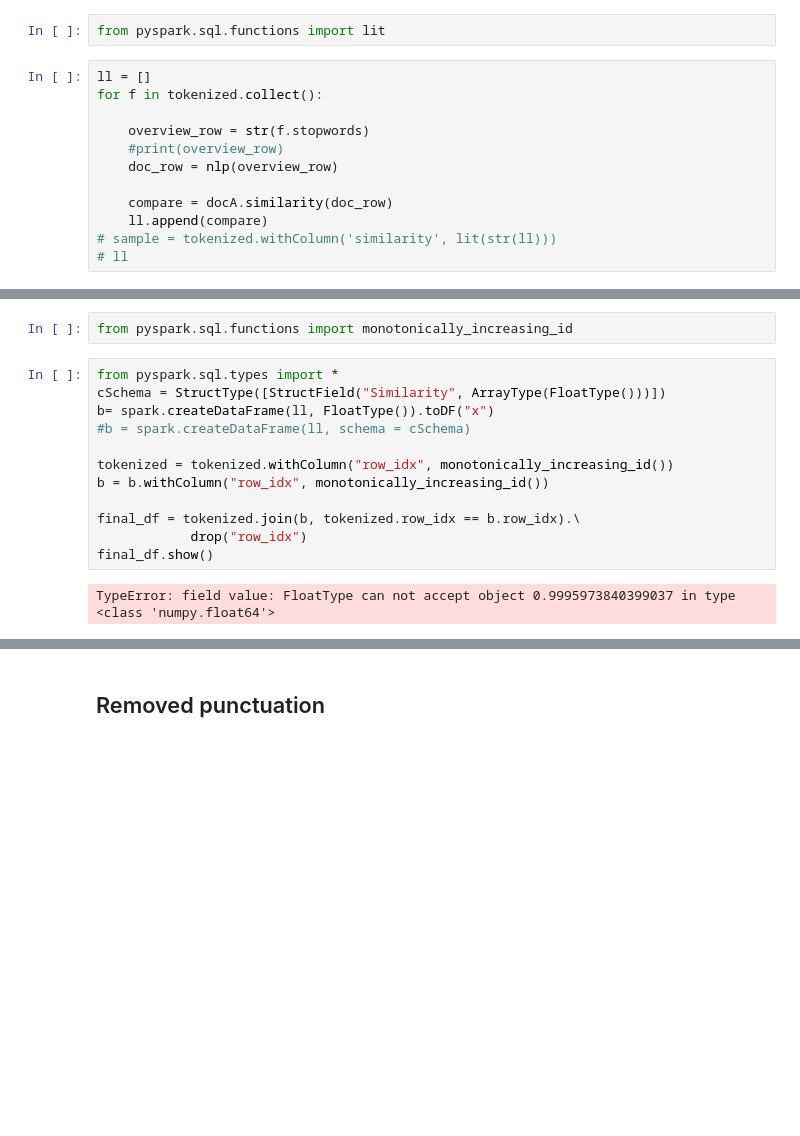
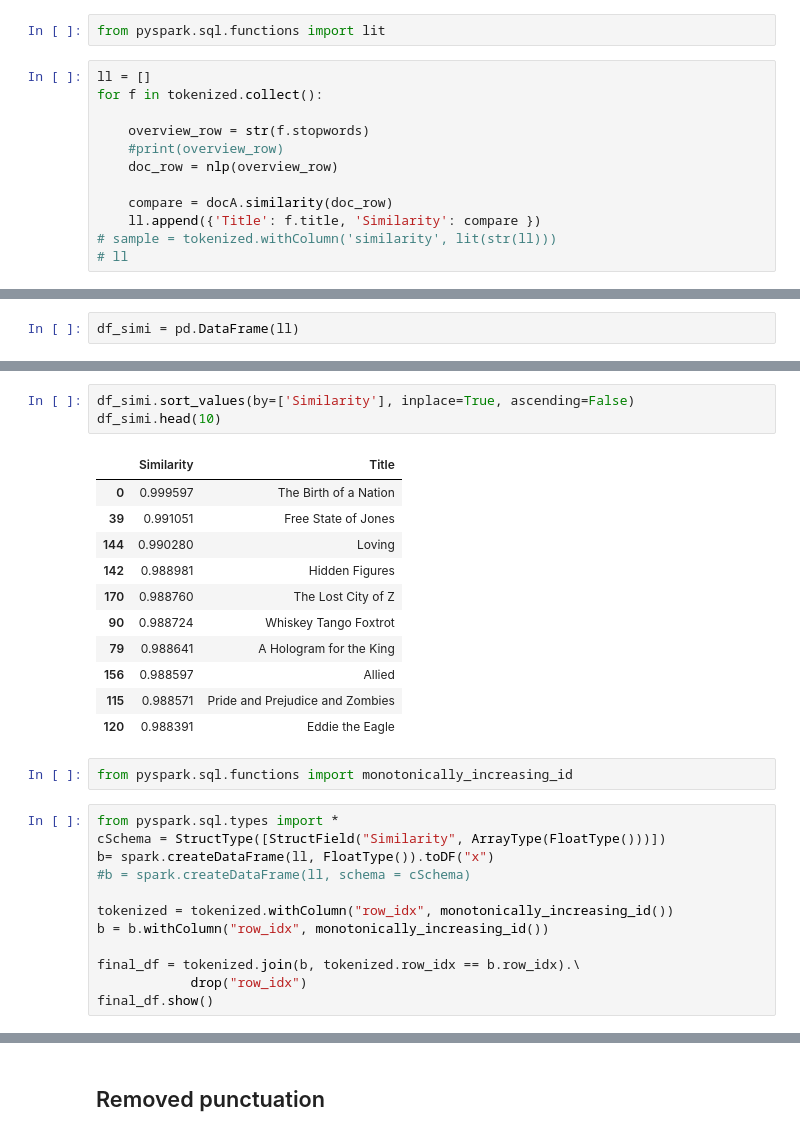
Before and after one commit to irinadrapic/moviesDashboard, a Jupyter notebook: raw/Similarity Test.ipynb, the cells around one changed output, grey strips where cells are left out. Drawn from its saved outputs; the diff is of its cells as text; blank space fills up the shorter version.

```diff
--- a/raw/Similarity Test.ipynb
+++ b/raw/Similarity Test.ipynb
@@ -207,7 +207,7 @@ for f in tokenized.collect():
     doc_row = nlp(overview_row)
 
     compare = docA.similarity(doc_row)
-    ll.append(compare)
+    ll.append({'Title': f.title, 'Similarity': compare })
 # sample = tokenized.withColumn('similarity', lit(str(ll)))
 # ll
 # %%
@@ -233,2 +233,4 @@ ll
+# %%
+df_simi = pd.DataFrame(ll)
 # %%
 # from pyspark.sql import SQLContext
@@ -235,3 +245,18 @@ ll
+# %%
+df_simi.sort_values(by=['Similarity'], inplace=True, ascending=False)
+df_simi.head(10)
+# %% [output]
+|  | Similarity | Title |
+| 0 | 0.999597 | The Birth of a Nation |
+| 39 | 0.991051 | Free State of Jones |
+| 144 | 0.990280 | Loving |
+| 142 | 0.988981 | Hidden Figures |
+| 170 | 0.988760 | The Lost City of Z |
+| 90 | 0.988724 | Whiskey Tango Foxtrot |
+| 79 | 0.988641 | A Hologram for the King |
+| 156 | 0.988597 | Allied |
+| 115 | 0.988571 | Pride and Prejudice and Zombies |
+| 120 | 0.988391 | Eddie the Eagle |
 # %%
 from pyspark.sql.functions import monotonically_increasing_id
 # %%
@@ -246,7 +271,5 @@ b = b.withColumn("row_idx", monotonically_increasing_id())
 final_df = tokenized.join(b, tokenized.row_idx == b.row_idx).\
             drop("row_idx")
 final_df.show()
-# %% [output]
-TypeError: field value: FloatType can not accept object 0.9995973840399037 in type <class 'numpy.float64'>
 # %%
 sample.show()
```
Also changed, not shown: parts of 18 cells of this notebook.
